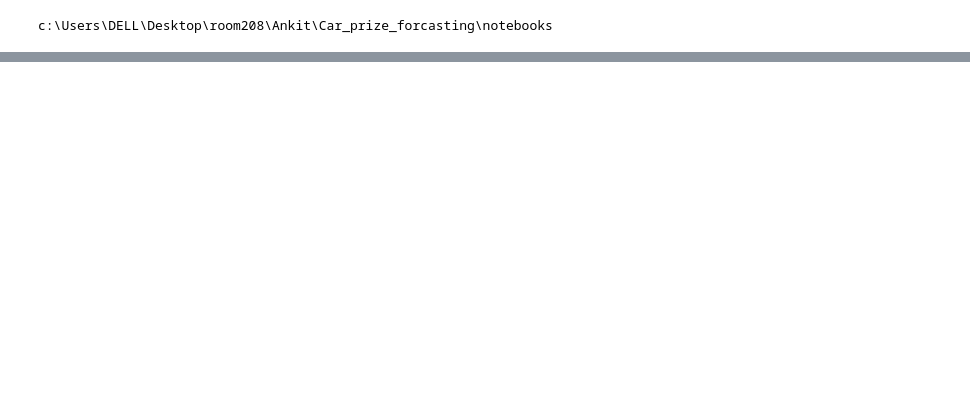
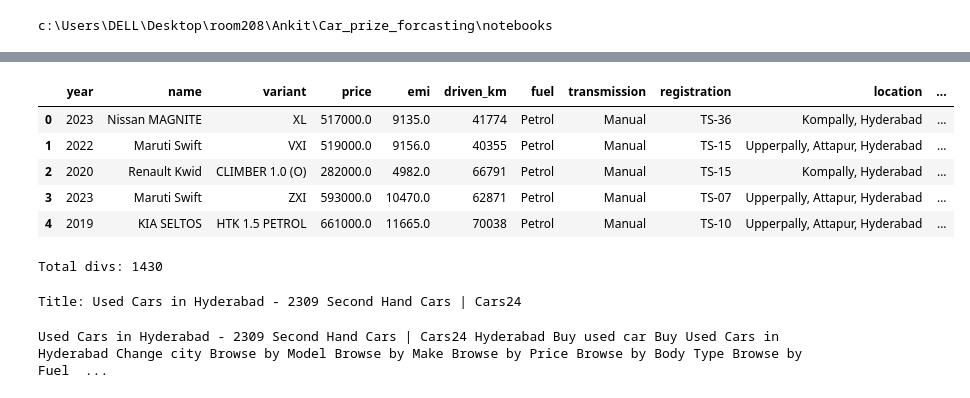
Before and after one commit to ankitbirla612/Car24-Price-Prediction-and-EDA, a Jupyter notebook: notebooks/01_scraping_cleaning.ipynb, the cells around one changed output, grey strips where cells are left out. Saved outputs shown, nothing was run; the diff lists cells and outputs as text; code cells hidden in the pictures; blank space fills up the shorter version.

```diff
--- a/notebooks/01_scraping_cleaning.ipynb
+++ b/notebooks/01_scraping_cleaning.ipynb
@@ -67,0 +163,8 @@ c:\Users\DELL\Desktop\room208\Ankit\Car_prize_forcasting\data\raw\cars24_Chennai
+# %%
+soups = {
+    "Hyderabad": soup_H,
+    "Delhi": soup_D,
+    "Mumbai": soup_M,
+    "Bangalore": soup_B,
+    "Chennai": soup_C
+}
@@ -67,0 +197,25 @@ c:\Users\DELL\Desktop\room208\Ankit\Car_prize_forcasting\data\raw\cars24_Chennai
+# %%
+soups = {
+    'Hyderabad': soup_H,
+    'Delhi': soup_D,
+    'Mumbai': soup_M,
+    'Bangalore': soup_B,
+    'Chennai': soup_C
+}
+# %%
+dataframes = []
+
+for city, soup in soups.items():
+    df_city = extract_car_data(soup, city)
+    dataframes.append(df_city)
+
+df = pd.concat(dataframes, ignore_index=True)
+# %%
+df.head()
+# %% [output]
+|  | year | name | variant | price | emi | driven_km | fuel | transmission | registration | location | ... |
+| 0 | 2023 | Nissan MAGNITE | XL | 517000.0 | 9135.0 | 41774 | Petrol | Manual | TS-36 | Kompally, Hyderabad | ... |
+| 1 | 2022 | Maruti Swift | VXI | 519000.0 | 9156.0 | 40355 | Petrol | Manual | TS-15 | Upperpally, Attapur, Hyderabad | ... |
+| 2 | 2020 | Renault Kwid | CLIMBER 1.0 (O) | 282000.0 | 4982.0 | 66791 | Petrol | Manual | TS-15 | Kompally, Hyderabad | ... |
+| 3 | 2023 | Maruti Swift | ZXI | 593000.0 | 10470.0 | 62871 | Petrol | Manual | TS-07 | Upperpally, Attapur, Hyderabad | ... |
+| 4 | 2019 | KIA SELTOS | HTK 1.5 PETROL | 661000.0 | 11665.0 | 70038 | Petrol | Manual | TS-10 | Upperpally, Attapur, Hyderabad | ... |
@@ -67,0 +224,12 @@ c:\Users\DELL\Desktop\room208\Ankit\Car_prize_forcasting\data\raw\cars24_Chennai
+# %%
+print("Total divs:", len(soup_H.find_all("div")))
+# %% [output]
+Total divs: 1430
+# %%
+print("Title:", soup_H.title.get_text(strip=True) if soup_H.title else None)
+# %% [output]
+Title: Used Cars in Hyderabad - 2309 Second Hand Cars | Cars24
+# %%
+print(soup_H.get_text(" ", strip=True)[:2000])
+# %% [output]
+Used Cars in Hyderabad - 2309 Second Hand Cars | Cars24 Hyderabad Buy used car Buy Used Cars in Hyderabad Change city Browse by Model Browse by Make Browse by Price Browse by Body Type Browse by Fuel  ...
```
Also changed, not shown: parts of 40 cells of this notebook, 3 other files.
